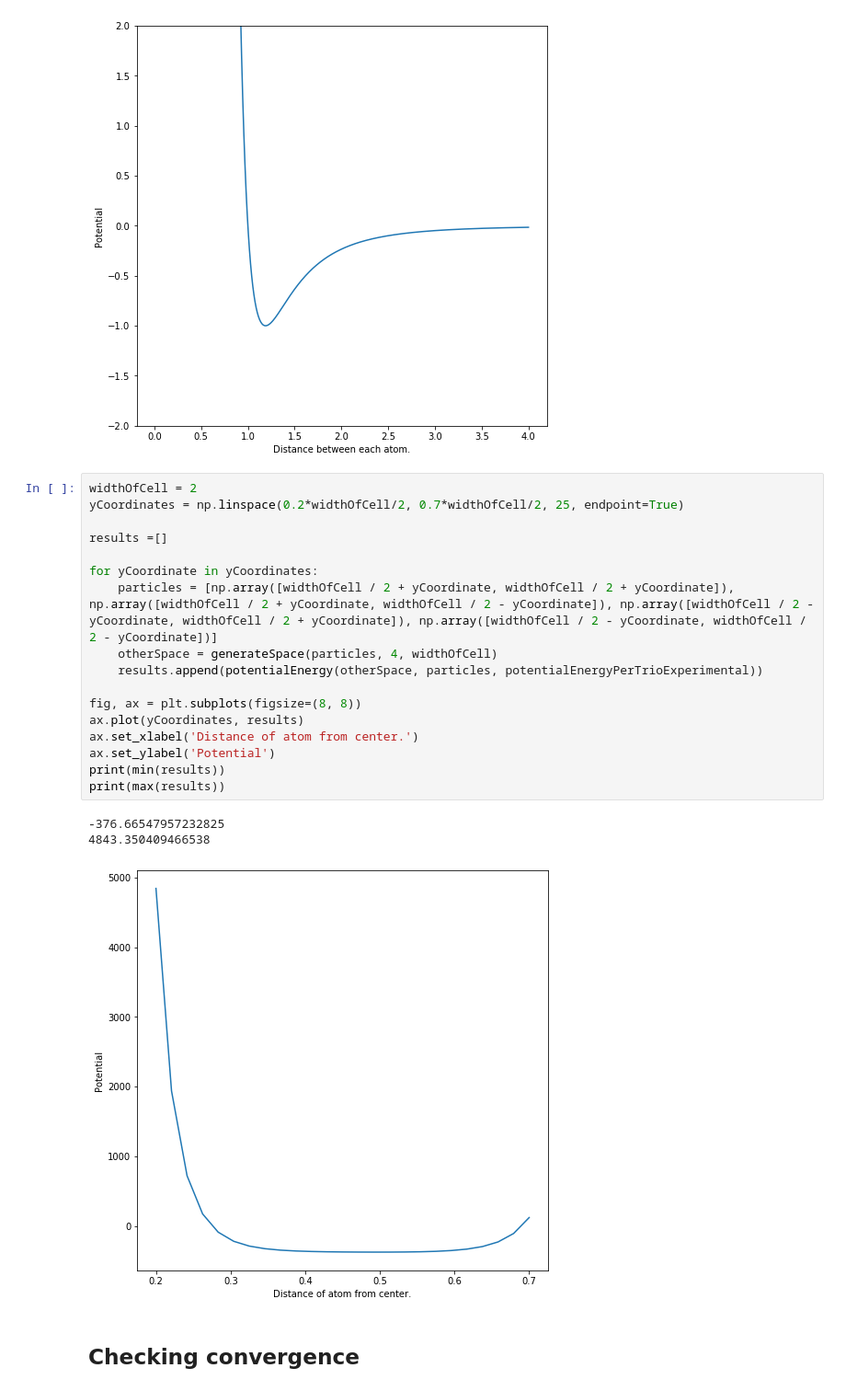
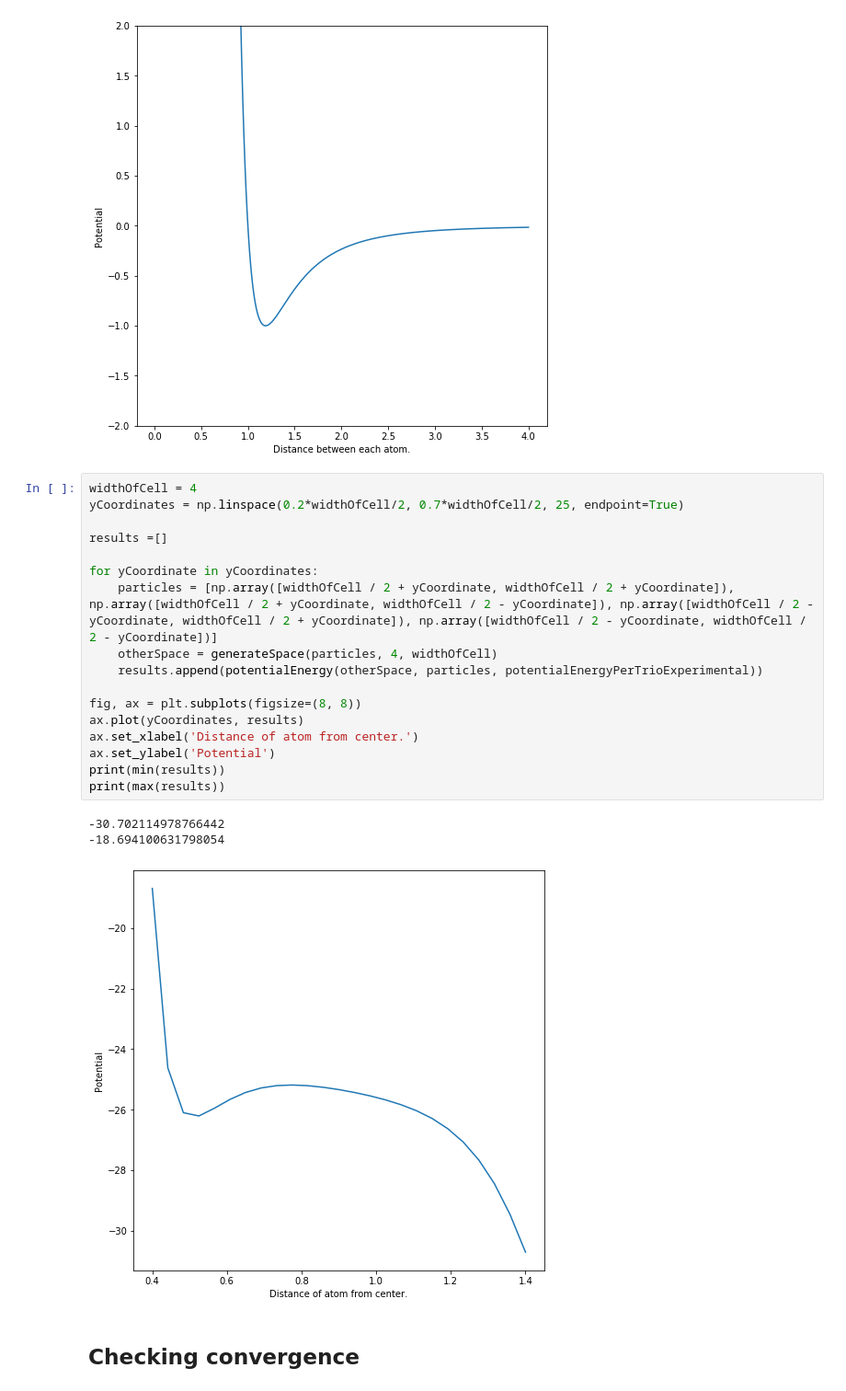
Before and after one commit to TimHeiszwolf/Quantum_energy_ML, a Jupyter notebook: TestingPotentialEnergyAreaCirMedO.ipynb, the cells around one changed output. Shown at 92% size. Saved outputs shown, nothing was run; the diff lists cells and outputs as text.

```diff
--- a/TestingPotentialEnergyAreaCirMedO.ipynb
+++ b/TestingPotentialEnergyAreaCirMedO.ipynb
@@ -93,26 +93,26 @@ print(potentialEnergyPerTrioExperimental([max(yCoordinates), max(yCoordinates),
 -0.015563964843749997
 [figure]
 # %%
-widthOfCell = 2
+widthOfCell = 4
 yCoordinates = np.linspace(0.2*widthOfCell/2, 0.7*widthOfCell/2, 25, endpoint=True)
 
 results =[]
 
 for yCoordinate in yCoordinates:
     particles = [np.array([widthOfCell / 2 + yCoordinate, widthOfCell / 2 + yCoordinate]), np.array([widthOfCell / 2 + yCoordinate, widthOfCell / 2 - yCoordinate]), np.array([widthOfCell / 2 - yCoordinate, widthOfCell / 2 + yCoordinate]), np.array([widthOfCell / 2 - yCoordinate, widthOfCell / 2 - yCoordinate])]
     otherSpace = generateSpace(particles, 4, widthOfCell)
     results.append(potentialEnergy(otherSpace, particles, potentialEnergyPerTrioExperimental))
 
 fig, ax = plt.subplots(figsize=(8, 8))
 ax.plot(yCoordinates, results)
 ax.set_xlabel('Distance of atom from center.')
 ax.set_ylabel('Potential')
 print(min(results))
 print(max(results))
 # %% [output]
--376.66547957232825
-4843.350409466538
+-30.702114978766442
+-18.694100631798054
-[figure, old version]
+[figure, new version]
 # %% [markdown]
 ## Checking convergence
 # %%
```
Also changed, not shown: parts of 8 cells of this notebook, 12 other files.
